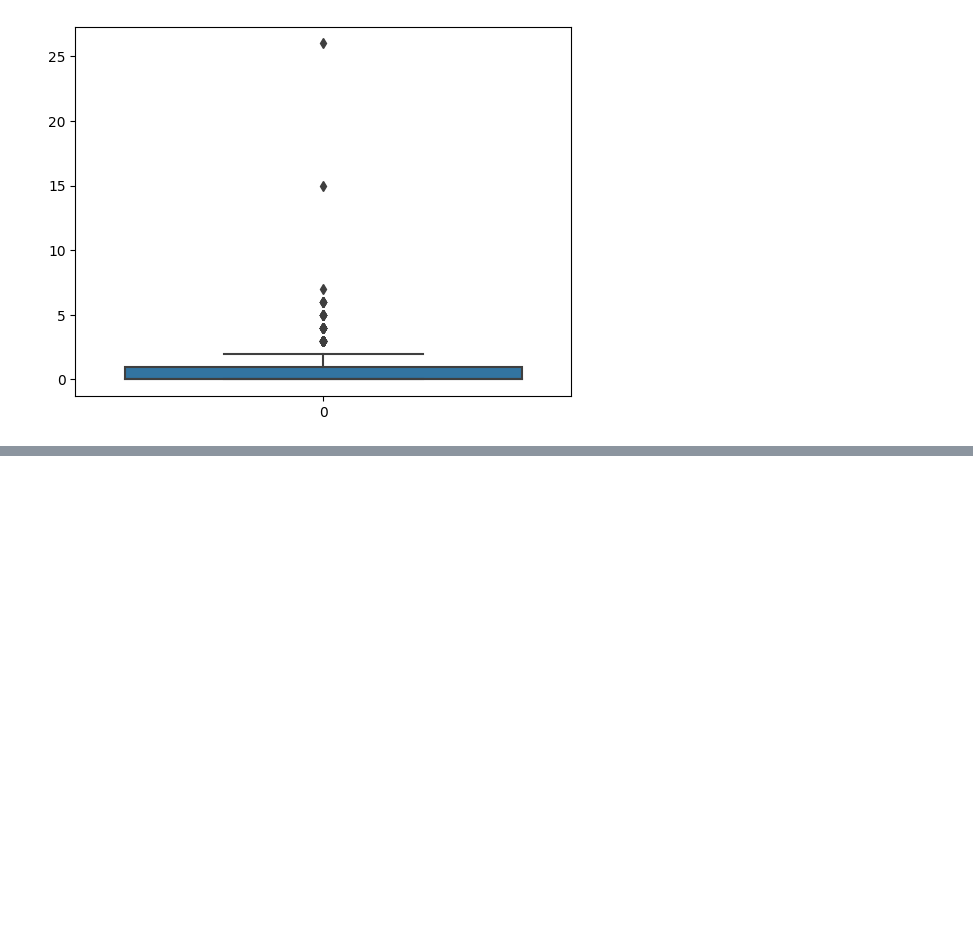
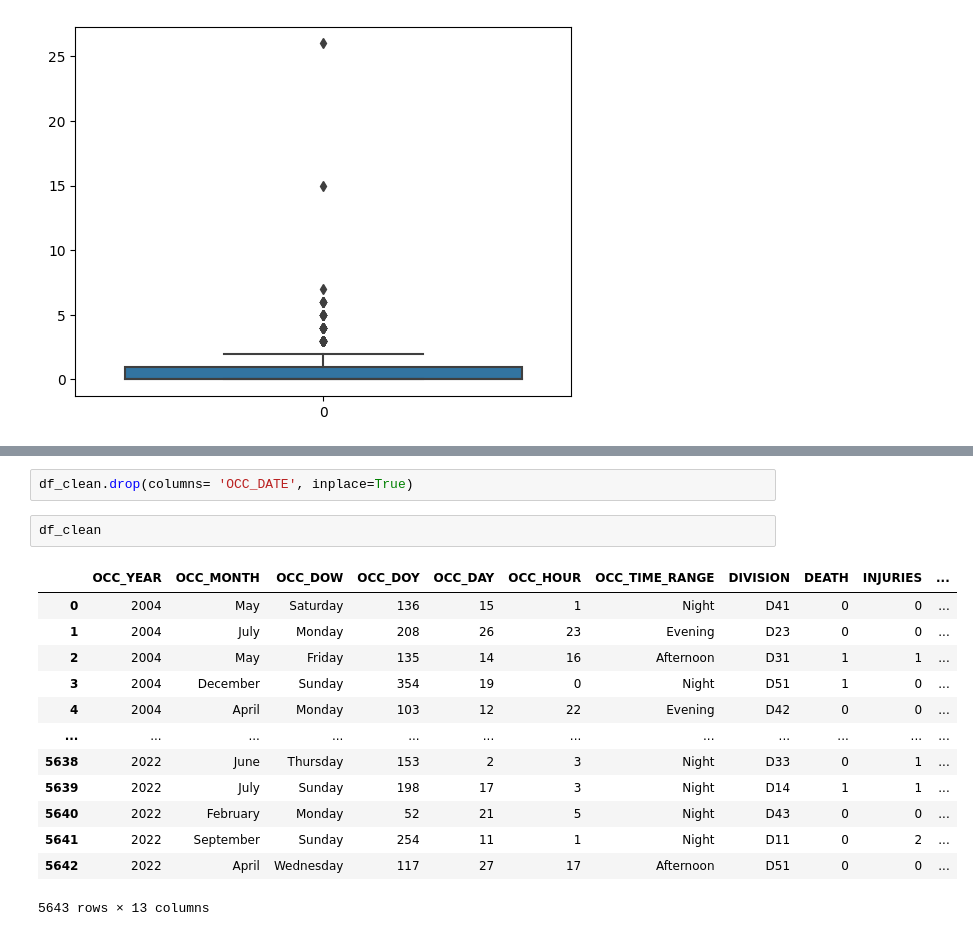
Before and after one commit to kaka5050/MMAI-5000, a Jupyter notebook: MMAI5000_Group 8_Proposal.ipynb, the cells around one changed output, grey strips where cells are left out. Saved outputs shown, nothing was run; the diff lists cells and outputs as text; blank space fills up the shorter version.

```diff
--- a/MMAI5000_Group 8_Proposal.ipynb
+++ b/MMAI5000_Group 8_Proposal.ipynb
@@ -97,0 +163,18 @@ sns.boxplot(data=df_clean['Death and Injuries'])
+# %%
+df_clean.drop(columns= 'OCC_DATE', inplace=True)
+# %%
+df_clean
+# %% [output]
+|  | OCC_YEAR | OCC_MONTH | OCC_DOW | OCC_DOY | OCC_DAY | OCC_HOUR | OCC_TIME_RANGE | DIVISION | DEATH | INJURIES | ... |
+| 0 | 2004 | May | Saturday | 136 | 15 | 1 | Night | D41 | 0 | 0 | ... |
+| 1 | 2004 | July | Monday | 208 | 26 | 23 | Evening | D23 | 0 | 0 | ... |
+| 2 | 2004 | May | Friday | 135 | 14 | 16 | Afternoon | D31 | 1 | 1 | ... |
+| 3 | 2004 | December | Sunday | 354 | 19 | 0 | Night | D51 | 1 | 0 | ... |
+| 4 | 2004 | April | Monday | 103 | 12 | 22 | Evening | D42 | 0 | 0 | ... |
+| ... | ... | ... | ... | ... | ... | ... | ... | ... | ... | ... | ... |
+| 5638 | 2022 | June | Thursday | 153 | 2 | 3 | Night | D33 | 0 | 1 | ... |
+| 5639 | 2022 | July | Sunday | 198 | 17 | 3 | Night | D14 | 1 | 1 | ... |
+| 5640 | 2022 | February | Monday | 52 | 21 | 5 | Night | D43 | 0 | 0 | ... |
+| 5641 | 2022 | September | Sunday | 254 | 11 | 1 | Night | D11 | 0 | 2 | ... |
+| 5642 | 2022 | April | Wednesday | 117 | 27 | 17 | Afternoon | D51 | 0 | 0 | ... |
+5643 rows × 13 columns
```
Also changed, not shown: parts of 12 cells of this notebook.
